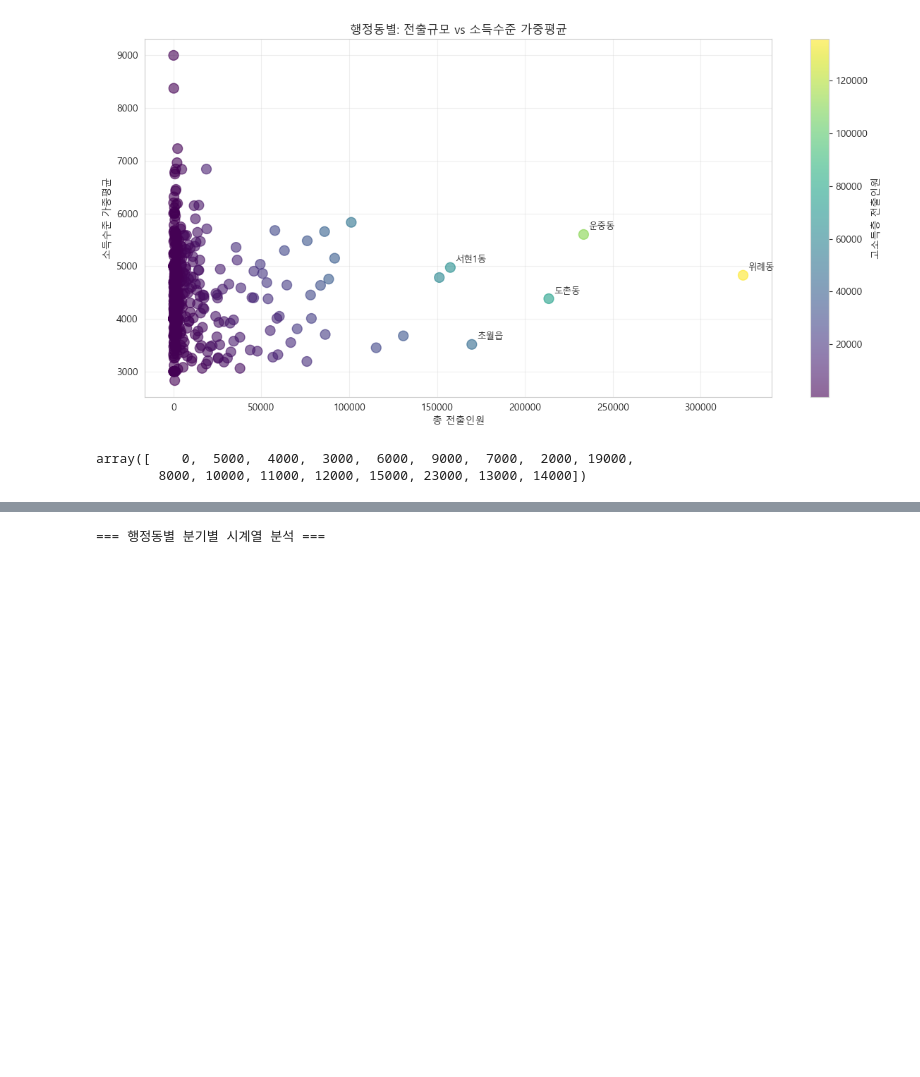
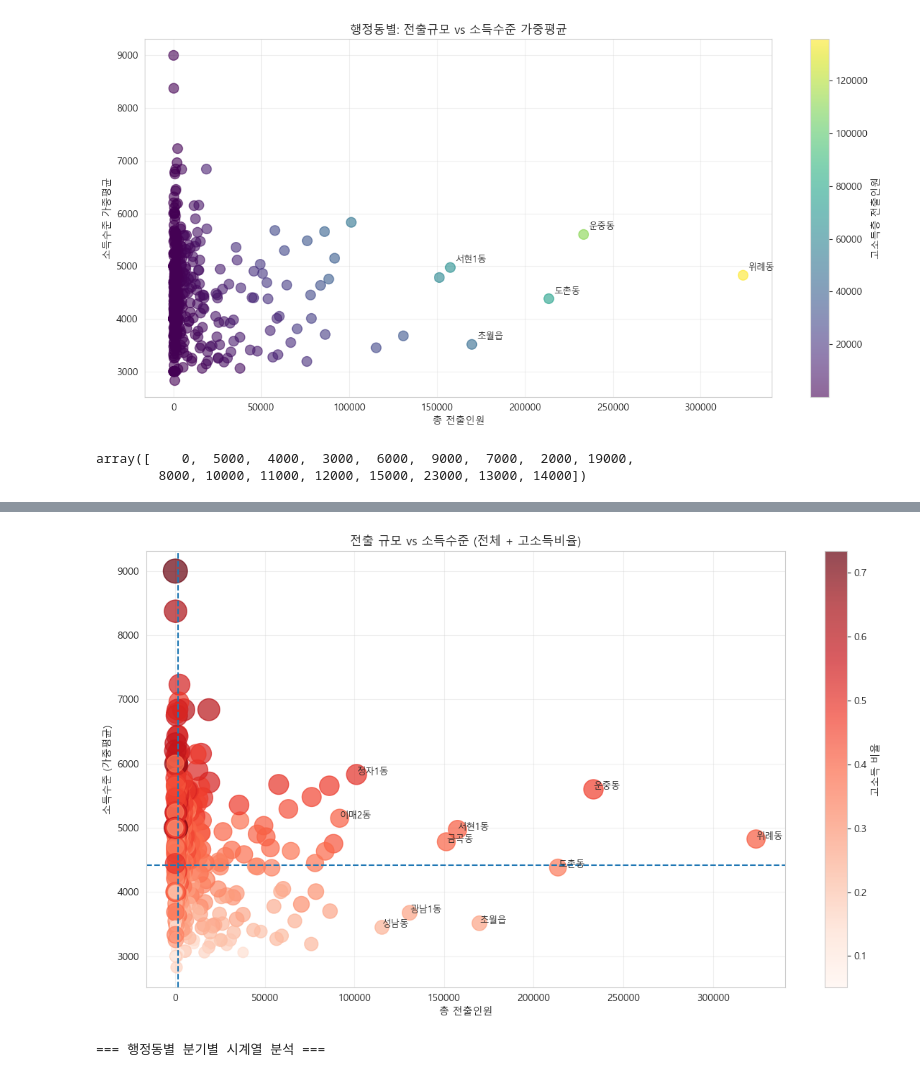
Before and after one commit to bulsajo1/final_project, a Jupyter notebook: sungju/EDA_신용.ipynb, the cells around one changed output, grey strips where cells are left out. Drawn from its saved outputs; the diff is of its cells as text; code cells hidden in the pictures; blank space fills up the shorter version.

```diff
--- a/sungju/EDA_신용.ipynb
+++ b/sungju/EDA_신용.ipynb
@@ -413,3 +429,75 @@ array([    0,  5000,  4000,  3000,  6000,  9000,  7000,  2000, 19000,
+# %%
+# 1 먼저 실행
+df_clean = df[df['AVG_INC'] > 0].copy()
+
+# 2 row 단위 파생변수 생성
+df_clean['소득가중합'] = df_clean['AVG_INC'] * df_clean['TOT_CNT']
+
+# 3 행정동별 집계
+emigration_by_dong = (
+    df_clean.groupby('읍면동명')
+    .agg({
+        'TOT_CNT': 'sum',
+        'HIGH_CNT': 'sum',
+        '소득가중합': 'sum'
+    })
+    .reset_index()
+)
+
+# 4 컬럼명 정리
+emigration_by_dong = emigration_by_dong.rename(columns={
+    '읍면동명': '행정동',
+    'TOT_CNT': '총 전출인원',
+    'HIGH_CNT': '고소득층 전출인원'
+})
+
+# 5 동별 소득수준 가중평균 파생변수 생성
+emigration_by_dong['소득수준'] = (
+    emigration_by_dong['소득가중합'] /
+    emigration_by_dong['총 전출인원']
+)
+
+# 6 고소득비율 파생변수 생성
+emigration_by_dong['고소득비율'] = (
+    emigration_by_dong['고소득층 전출인원'] /
+    emigration_by_dong['총 전출인원']
+)
+
+# 7 정렬
+emigration_by_dong = emigration_by_dong.sort_values('총 전출인원', ascending=False)
+#  시각화
+plt.figure(figsize=(12, 7))
+
+plt.scatter(
+    emigration_by_dong['총 전출인원'],
+    emigration_by_dong['소득수준'],
+    s=emigration_by_dong['고소득비율'] * 800,
+    c=emigration_by_dong['고소득비율'],
+    cmap='Reds',
+    alpha=0.7
+)
+
+plt.axvline(emigration_by_dong['총 전출인원'].median(), linestyle='--')
+plt.axhline(emigration_by_dong['소득수준'].median(), linestyle='--')
+
+plt.xlabel('총 전출인원')
+plt.ylabel('소득수준 (가중평균)')
+plt.title('전출 규모 vs 소득수준 (전체 + 고소득비율)')
+plt.colorbar(label='고소득 비율')
+
+plt.grid(True, alpha=0.3)
+
+for _, row in emigration_by_dong.head(10).iterrows():
+    plt.annotate(
+        row['행정동'],
+        (row['총 전출인원'], row['소득수준']),
+        fontsize=9
+    )
+
+plt.tight_layout()
+plt.show()
+# %% [output]
+[figure, added]
 # %%
 # 행정동별 분기별 시계열 추이
 print("=== 행정동별 분기별 시계열 분석 ===")
```
Also changed, not shown: parts of 4 cells of this notebook.
